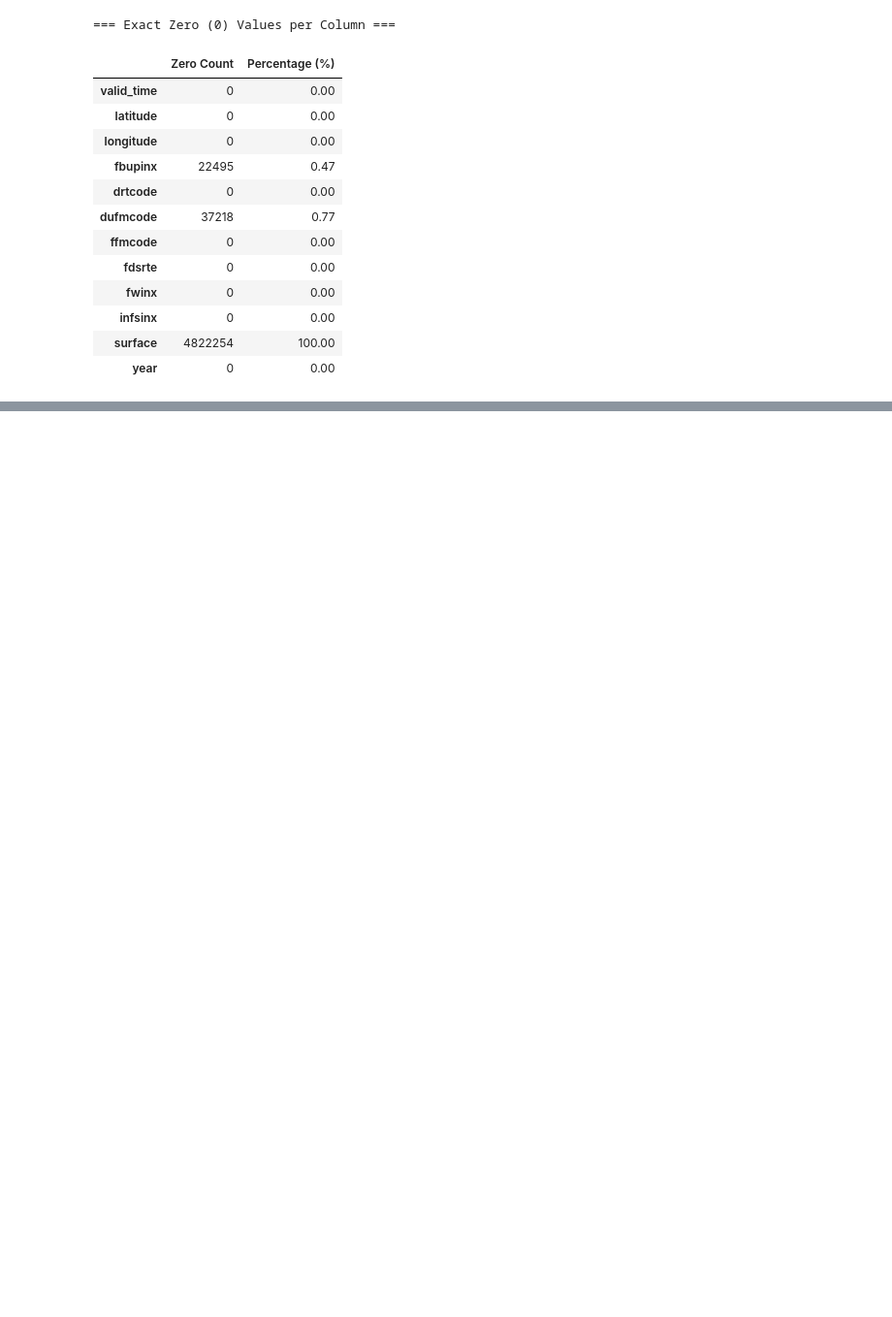
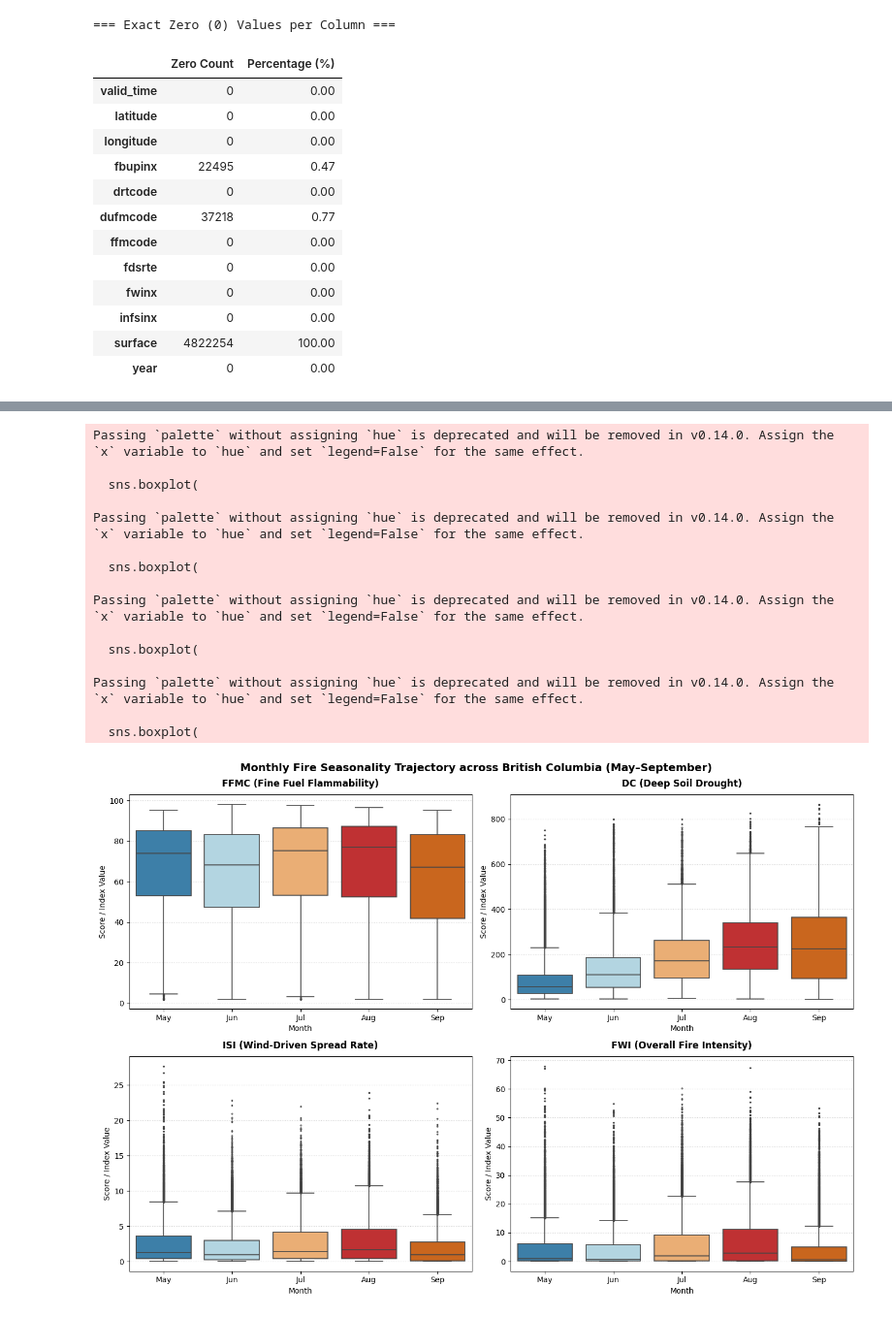
Before and after one commit to williamdjting/rbc-team-gaw, a Jupyter notebook: notebooks/01_CEMS_exploration_analysis.ipynb, the cells around one changed output, grey strips where cells are left out. Shown at 97% size. Saved outputs shown, nothing was run; the diff lists cells and outputs as text; code cells hidden in the pictures; blank space fills up the shorter version.

```diff
--- a/notebooks/01_CEMS_exploration_analysis.ipynb
+++ b/notebooks/01_CEMS_exploration_analysis.ipynb
@@ -98,0 +253,80 @@ display(zero_summary)
+# %%
+import matplotlib.pyplot as plt
+import seaborn as sns
+import pandas as pd
+
+# ---------------------------------------------------------
+# 1. Prepare Month Names
+# ---------------------------------------------------------
+df['month'] = pd.to_datetime(df['valid_time']).dt.month
+month_map = {5: 'May', 6: 'Jun', 7: 'Jul', 8: 'Aug', 9: 'Sep'}
+df['month_name'] = df['month'].map(month_map)
+
+# Focus on your 4 selected features
+selected_4 = ['ffmcode', 'drtcode', 'infsinx', 'fwinx']
+titles_4 = [
+    'FFMC (Fine Fuel Flammability)',
+    'DC (Deep Soil Drought)',
+    'ISI (Wind-Driven Spread Rate)',
+    'FWI (Overall Fire Intensity)'
+]
+
+# Sample 100,000 rows for fast, clean boxplots
+sample_df = df[['month_name', 'year'] + selected_4].sample(n=min(100000, len(df)), random_state=42)
+month_order = ['May', 'Jun', 'Jul', 'Aug', 'Sep']
+
+# ---------------------------------------------------------
+# 2. Plot: Monthly Boxplots for the 4 Core Features
+# ---------------------------------------------------------
+fig, axes = plt.subplots(2, 2, figsize=(14, 10))
+axes = axes.flatten()
+
+palette = ['#2b83ba', '#abd9e9', '#fdae61', '#d7191c', '#e66101']
+
+for i, col in enumerate(selected_4):
+    ax = axes[i]
+
+    # Monthly Boxplot
+    sns.boxplot(
+        data=sample_df,
+        x='month_name',
+        y=col,
+        order=month_order,
+        palette=palette,
+        fliersize=1.5,
+        linewidth=1.2,
+        ax=ax
+    )
+
+    ax.set_title(titles_4[i], fontsize=12, fontweight='bold', pad=10)
+    ax.set_xlabel('Month', fontsize=10)
+    ax.set_ylabel('Score / Index Value', fontsize=10)
+    ax.grid(True, linestyle=':', alpha=0.6, axis='y')
+
+fig.suptitle('Monthly Fire Seasonality Trajectory across British Columbia (May–September)', fontsize=14, fontweight='bold', y=0.98)
+plt.tight_layout()
+plt.show()
+
+# ---------------------------------------------------------
+# 3. Monthly Median Progression Table
+# ---------------------------------------------------------
+print("=== Monthly Medians across BC Fire Season ===")
+monthly_medians = df.groupby('month_name')[selected_4].median().reindex(month_order)
+display(monthly_medians.round(2))
+# %% [output]
+Passing `palette` without assigning `hue` is deprecated and will be removed in v0.14.0. Assign the `x` variable to `hue` and set `legend=False` for the same effect.
+
+  sns.boxplot(
+
+Passing `palette` without assigning `hue` is deprecated and will be removed in v0.14.0. Assign the `x` variable to `hue` and set `legend=False` for the same effect.
+
+  sns.boxplot(
+
+Passing `palette` without assigning `hue` is deprecated and will be removed in v0.14.0. Assign the `x` variable to `hue` and set `legend=False` for the same effect.
+
+  sns.boxplot(
+
+Passing `palette` without assigning `hue` is deprecated and will be removed in v0.14.0. Assign the `x` variable to `hue` and set `legend=False` for the same effect.
+
+  sns.boxplot(
+[figure, added]
```
Also changed, not shown: parts of 7 cells of this notebook, 1 other file.
